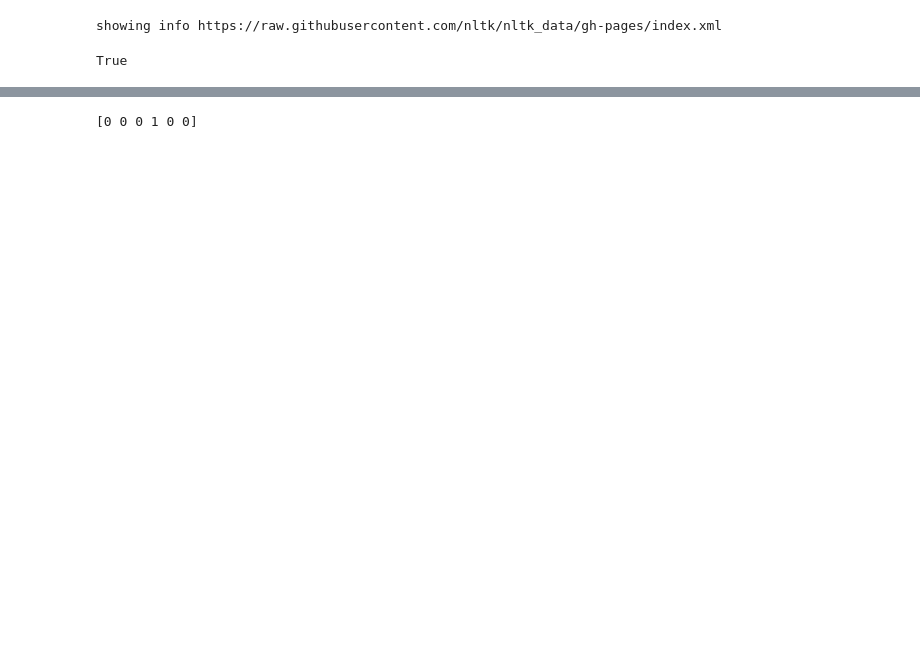
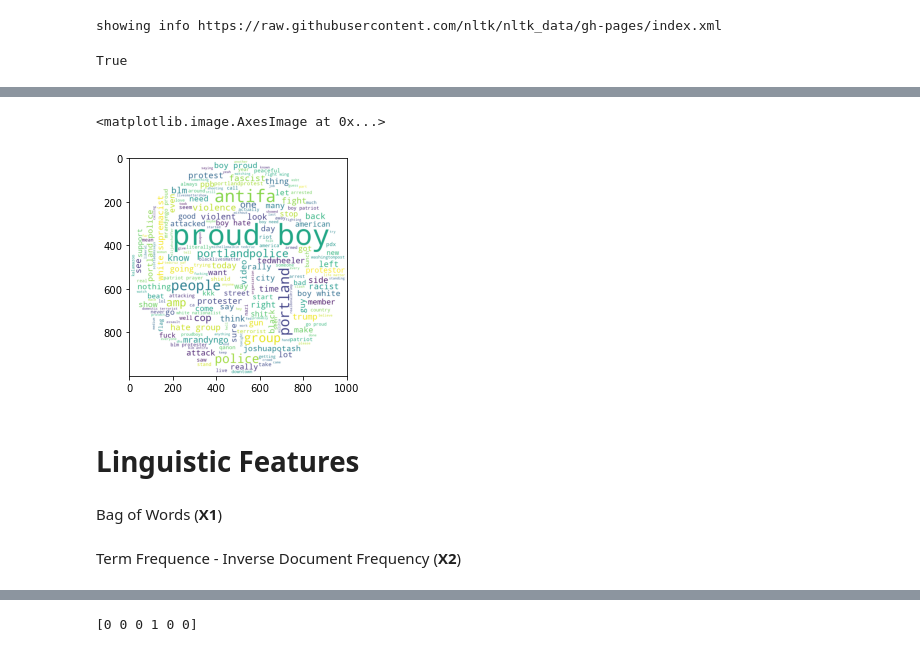
Before and after one commit to fahim0120/SocialMediaMiningProject, a Jupyter notebook: ProudBoys.ipynb, the cells around one changed output, grey strips where cells are left out. Cells and saved outputs as stored; diff of their text form; code cells hidden in the pictures; blank space fills up the shorter version.

```diff
--- a/ProudBoys.ipynb
+++ b/ProudBoys.ipynb
@@ -83,3 +89,12 @@ data.shape
+# %%
+plt.imshow(wc_nonoffensive)
+# %% [output]
+<matplotlib.image.AxesImage at 0x...>
+[figure, added]
+# %% [markdown]
+# Linguistic Features
+# %% [markdown]
+Bag of Words (**X1**)
 # %%
 # Bag of words
 from sklearn.feature_extraction.text import CountVectorizer
@@ -87,4 +102,6 @@ cv = CountVectorizer(max_features=2000)
 X1 = cv.fit_transform(data['proc_text']).toarray()
+# %% [markdown]
+Term Frequence - Inverse Document Frequency (**X2**)
 # %%
 # TF-IDF
 from sklearn.feature_extraction.text import TfidfVectorizer
```
Also changed, not shown: parts of 28 cells of this notebook.
